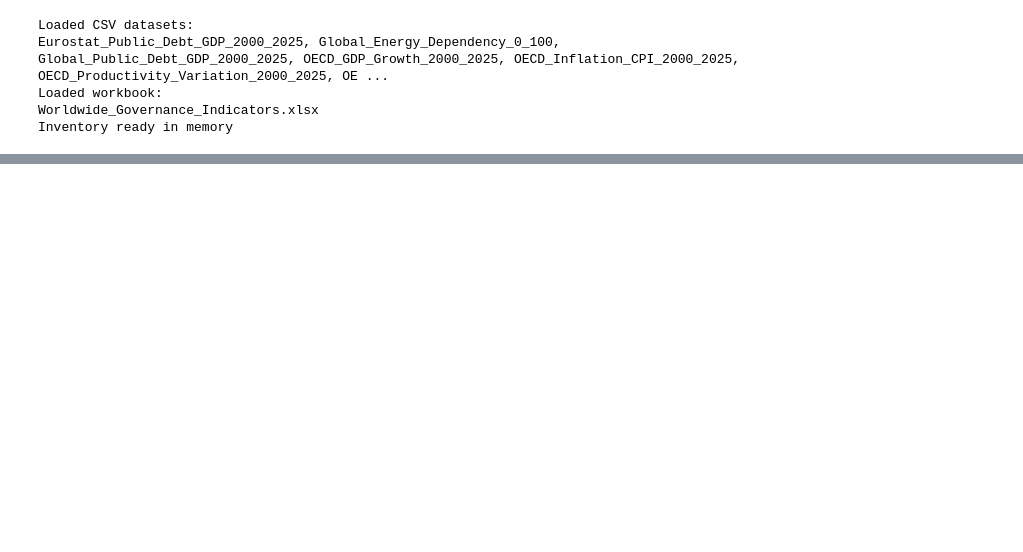
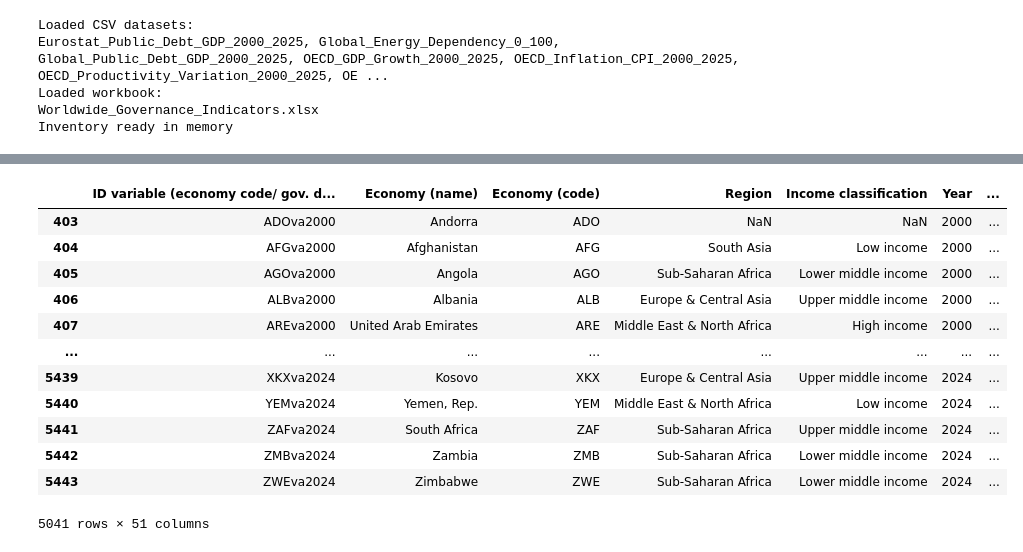
Before and after one commit to FRA-0023/Economic_Structural_Resilience_in_OECD_Countries, a Jupyter notebook: Data_Preprocessing.ipynb, the cells around one changed output, grey strips where cells are left out. Cells and saved outputs as stored; diff of their text form; code cells hidden in the pictures; blank space fills up the shorter version.

```diff
--- a/Data_Preprocessing.ipynb
+++ b/Data_Preprocessing.ipynb
@@ -293,0 +475,2 @@ Columns kept in max-3-missing dataset: 4
+# %%
+dfx = pd.read_excel(RAW_DIR / "Worldwide_Governance_Indicators.xlsx")
@@ -293,0 +479,17 @@ Columns kept in max-3-missing dataset: 4
+# %%
+dfx = dfx[dfx["Year"] >= 2000]
+dfx
+# %% [output]
+|  | ID variable (economy code/ gov. d... | Economy (name) | Economy (code) | Region | Income classification | Year | ... |
+| 403 | ADOva2000 | Andorra | ADO | NaN | NaN | 2000 | ... |
+| 404 | AFGva2000 | Afghanistan | AFG | South Asia | Low income | 2000 | ... |
+| 405 | AGOva2000 | Angola | AGO | Sub-Saharan Africa | Lower middle income | 2000 | ... |
+| 406 | ALBva2000 | Albania | ALB | Europe & Central Asia | Upper middle income | 2000 | ... |
+| 407 | AREva2000 | United Arab Emirates | ARE | Middle East & North Africa | High income | 2000 | ... |
+| ... | ... | ... | ... | ... | ... | ... | ... |
+| 5439 | XKXva2024 | Kosovo | XKX | Europe & Central Asia | Upper middle income | 2024 | ... |
+| 5440 | YEMva2024 | Yemen, Rep. | YEM | Middle East & North Africa | Low income | 2024 | ... |
+| 5441 | ZAFva2024 | South Africa | ZAF | Sub-Saharan Africa | Upper middle income | 2024 | ... |
+| 5442 | ZMBva2024 | Zambia | ZMB | Sub-Saharan Africa | Lower middle income | 2024 | ... |
+| 5443 | ZWEva2024 | Zimbabwe | ZWE | Sub-Saharan Africa | Lower middle income | 2024 | ... |
+5041 rows × 51 columns
```
Also changed, not shown: parts of 55 cells of this notebook, 4 other files.
